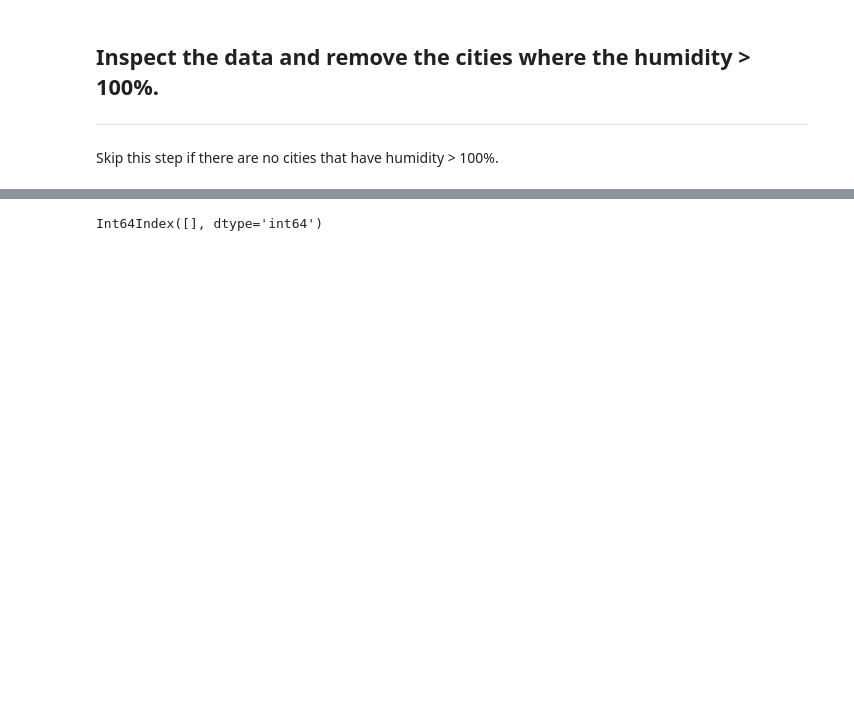
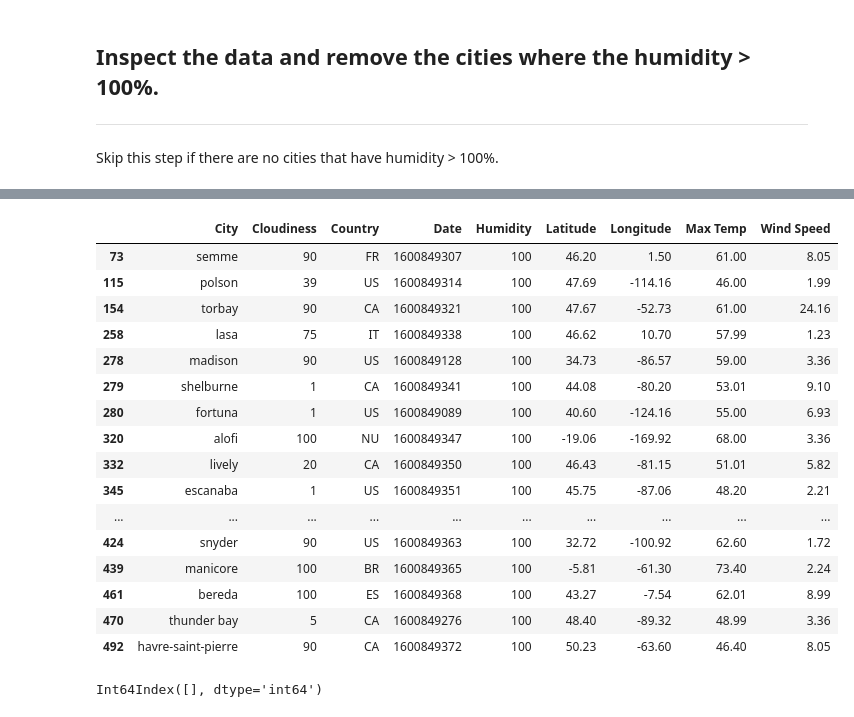
Before and after one commit to samuelokunola326/python-api-challenge, a Jupyter notebook: WeatherPy/WeatherPy.ipynb, the cells around one changed output, grey strips where cells are left out. Saved outputs shown, nothing was run; the diff lists cells and outputs as text; code cells hidden in the pictures; blank space fills up the shorter version.

```diff
--- a/WeatherPy/WeatherPy.ipynb
+++ b/WeatherPy/WeatherPy.ipynb
@@ -280,2 +273,25 @@ Skip this step if there are no cities that have humidity > 100%.
+# %%
+#there are no cities in my data set with a humidity
+#above 100 but the below have a humidity of excatly 100
+# going to skip steps involing
+cities_df[cities_df['Humidity'] >= 100]
+# %% [output]
+|  | City | Cloudiness | Country | Date | Humidity | Latitude | Longitude | Max Temp | Wind Speed |
+| 73 | semme | 90 | FR | 1600849307 | 100 | 46.20 | 1.50 | 61.00 | 8.05 |
+| 115 | polson | 39 | US | 1600849314 | 100 | 47.69 | -114.16 | 46.00 | 1.99 |
+| 154 | torbay | 90 | CA | 1600849321 | 100 | 47.67 | -52.73 | 61.00 | 24.16 |
+| 258 | lasa | 75 | IT | 1600849338 | 100 | 46.62 | 10.70 | 57.99 | 1.23 |
+| 278 | madison | 90 | US | 1600849128 | 100 | 34.73 | -86.57 | 59.00 | 3.36 |
+| 279 | shelburne | 1 | CA | 1600849341 | 100 | 44.08 | -80.20 | 53.01 | 9.10 |
+| 280 | fortuna | 1 | US | 1600849089 | 100 | 40.60 | -124.16 | 55.00 | 6.93 |
+| 320 | alofi | 100 | NU | 1600849347 | 100 | -19.06 | -169.92 | 68.00 | 3.36 |
+| 332 | lively | 20 | CA | 1600849350 | 100 | 46.43 | -81.15 | 51.01 | 5.82 |
+| 345 | escanaba | 1 | US | 1600849351 | 100 | 45.75 | -87.06 | 48.20 | 2.21 |
+| ... | ... | ... | ... | ... | ... | ... | ... | ... | ... |
+| 424 | snyder | 90 | US | 1600849363 | 100 | 32.72 | -100.92 | 62.60 | 1.72 |
+| 439 | manicore | 100 | BR | 1600849365 | 100 | -5.81 | -61.30 | 73.40 | 2.24 |
+| 461 | bereda | 100 | ES | 1600849368 | 100 | 43.27 | -7.54 | 62.01 | 8.99 |
+| 470 | thunder bay | 5 | CA | 1600849276 | 100 | 48.40 | -89.32 | 48.99 | 3.36 |
+| 492 | havre-saint-pierre | 90 | CA | 1600849372 | 100 | 50.23 | -63.60 | 46.40 | 8.05 |
 # %%
 #  Get the indices of cities that have humidity over 100%.
```
Also changed, not shown: parts of 8 cells of this notebook.
